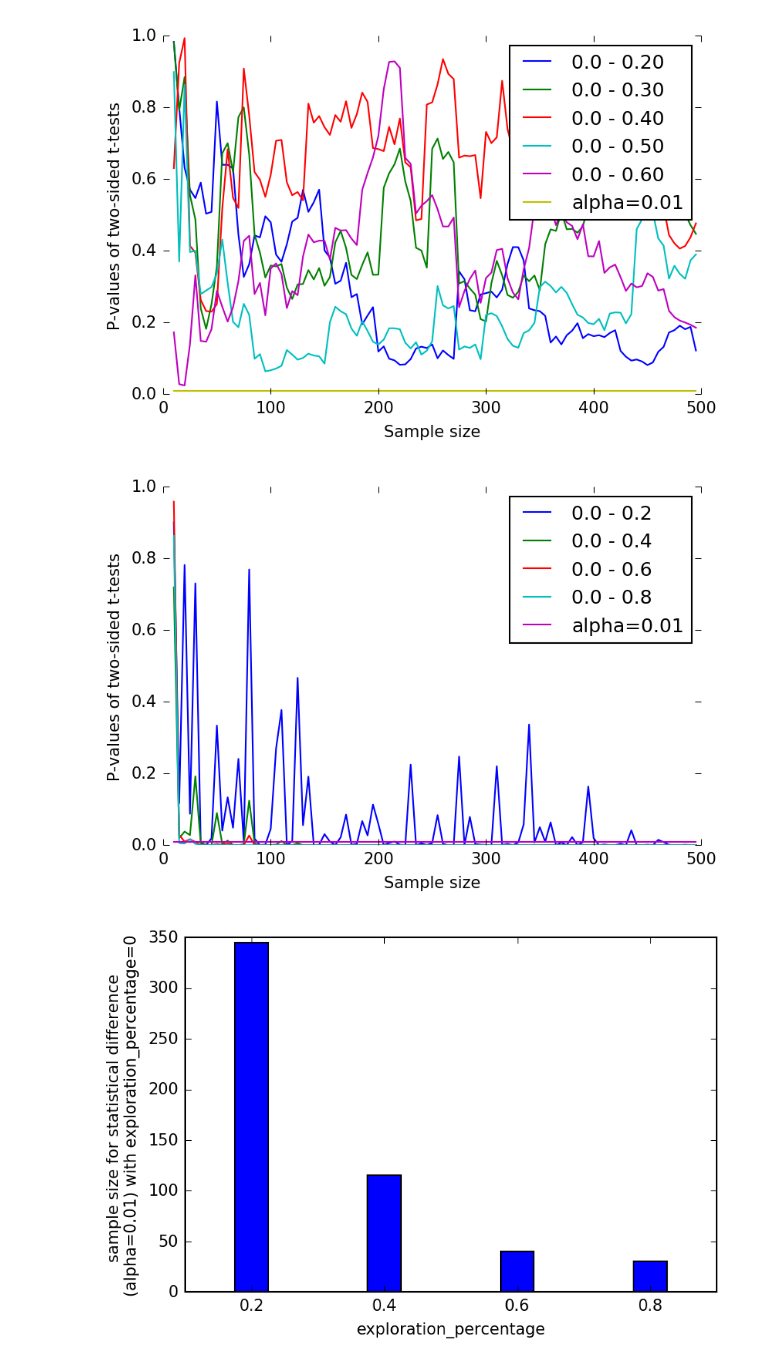
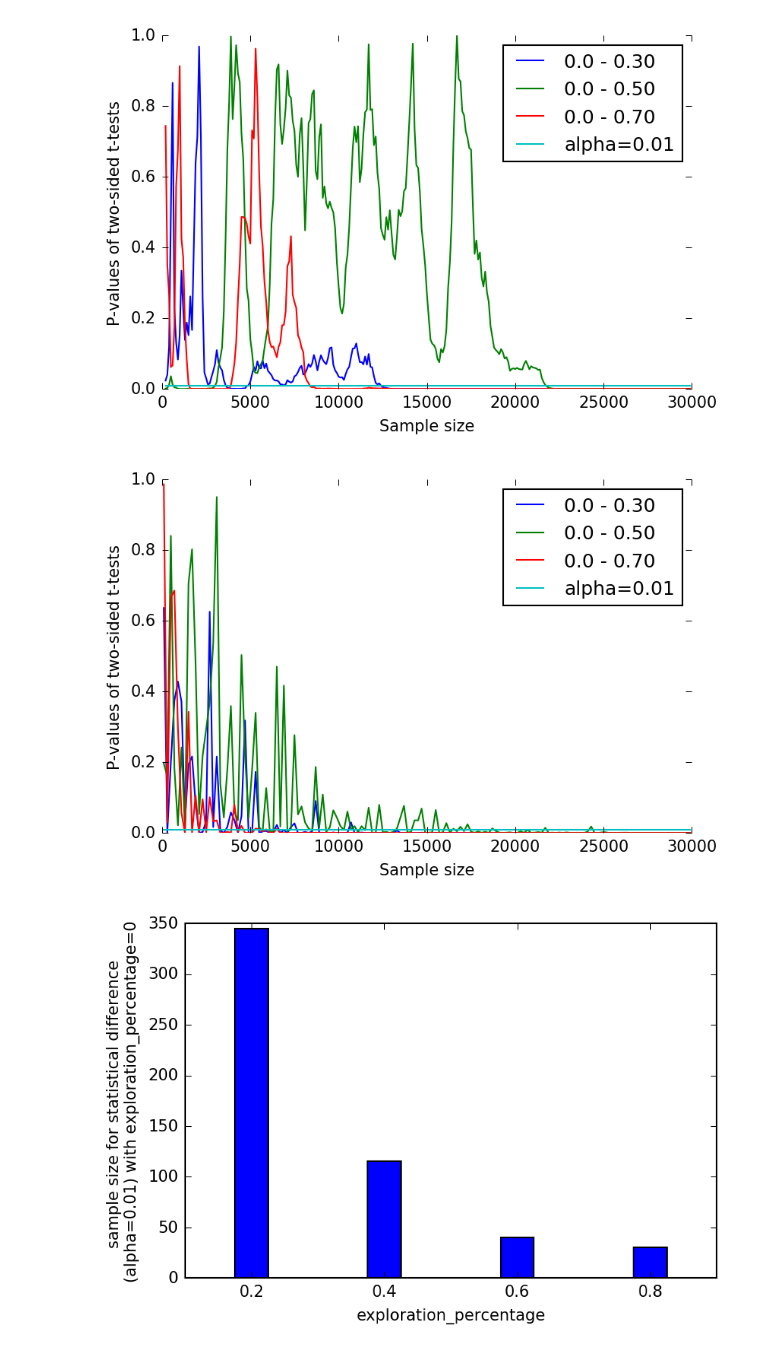
Before and after one commit to Starofall/RTX, a Jupyter notebook: all_knobs_analysis.ipynb, the cells around one changed output. Drawn from its saved outputs; the diff is of its cells as text; code cells hidden in the pictures.

```diff
--- a/all_knobs_analysis.ipynb
+++ b/all_knobs_analysis.ipynb
@@ -13,7 +13,10 @@ from analysis_lib.two_sample_tests import Ttest
 # index = "rtx50"   # cars: 750, smart cars: 750, no pendulum
 # index = "rtx1000"   # cars: 1000, smart cars: 1000, no pendulum
 # index = "rtx1001" # dual of 1000
-index = "rtx500"   # cars: 500, smart cars: 500, no pendulum
+# index = "rtx500"   # cars: 500, smart cars: 500, no pendulum
+# index = "rtx750"   # cars: 750, smart cars: 750, no pendulum (= rtx50)
+# index = "rtx751"   # dual of 750
+index = "rtx752"   # dual of 750
 
 knob_names = [
     "route_random_sigma",
@@ -26,13 +29,13 @@ knob_names = [
 ]
 
 knob_values = [
-    [0, 0.2, 0.4, 0.6],             # route_random_sigma
-    [0, 0.2, 0.4, 0.6],             # exploration_percentage
-    [1, 1.5, 2, 2.5],               # max_speed_and_length_factor
-    [1, 1.5, 2, 2.5],               # average_edge_duration_factor
-    [5, 10, 15, 20],                # freshness_update_factor
-    [100, 200, 300, 400, 500, 600], # freshness_cut_off_value
-    [10, 20, 30, 40, 50, 60]        # re_route_every_ticks",
+    [0, 0.2, 0.4, 0.6],   # route_random_sigma
+    [0, 0.2, 0.4, 0.6],   # exploration_percentage
+    [1, 1.5, 2, 2.5],     # max_speed_and_length_factor
+    [1, 1.5, 2, 2.5],     # average_edge_duration_factor
+    [5, 10, 15, 20],      # freshness_update_factor
+    [100, 300, 500, 700], # freshness_cut_off_value
+    [10, 30, 50, 70]      # re_route_every_ticks"
 ]
 
 setup_database(index)
@@ -45,7 +48,7 @@ knobs = {}
 print "~~~~~~~~~"
 print index
 print "~~~~~~~~~"
-for j in range(7):
+for j in range(len(knob_names)):
     knob_name = knob_names[j]
     print knob_name
     print "---------"
@@ -80,7 +83,7 @@ import matplotlib as mpl
 mpl.rc("savefig", dpi=150)
 
 y_key = 'overhead'
-sample_size = 10000
+sample_size = 30000
 
 def getWidth(keys):
     highest_key = max(keys)
@@ -138,36 +141,36 @@ pvalues = {}
 for i in keys:
     pvalues[i] = []
 
-for sample_size in range(10, 500, 5):
+for sample_size in range(200, 30000, 100):
     sample_sizes.append(sample_size)
 
     analysis_data = {}
     analysis_data[0] = data[0][:sample_size]
 
     for i in comparison_keys:
         analysis_data[1] = data[i][:sample_size]
         t = Ttest(fake_run_id, y_key, alpha).start(analysis_data, {})
         pvalues[i].append(t["pvalue"])
 
 markers = ['1','2','3','4','s','p','*','h','H']
 marker_index = 0
 
 fig,ax = plt.subplots()
 for i in comparison_keys:
-    ax.plot(sample_sizes,pvalues[i],label='0.0 - 0.'+str(i))
+    ax.plot(sample_sizes,pvalues[i],label='0.0 - '+str(i))
     marker_index += 1
 
 ax.plot(sample_sizes,[alpha]*len(sample_sizes), label='alpha='+str(alpha))
 ax.set_frame_on(False)
 #ax.set_clip_on(False)
 #ax.get_xaxis().tick_bottom()
 #ax.axes.get_xaxis().set_visible(False)
 plt.xlabel('Sample size')
 plt.ylabel('P-values of two-sided t-tests')
 plt.legend()
 plt.show()
 # %% [output]
-[figure, old version]
+[figure, new version]
 # %%
 mpl.rc("savefig", dpi=150)
 import random
@@ -183,7 +186,7 @@ pvalues = {}
 for i in keys:
     pvalues[i] = []
 
-for sample_size in range(10, 500, 5):
+for sample_size in range(100, 30000, 200):
     sample_sizes.append(sample_size)
 
     analysis_data = {}
@@ -209,7 +212,7 @@ plt.xlabel('Sample size')
 plt.ylabel('P-values of two-sided t-tests')
 plt.show()
 # %% [output]
-[figure, old version]
+[figure, new version]
 # %%
 mpl.rc("savefig", dpi=150)
 import collections
```
Also changed, not shown: parts of 2 cells of this notebook, 2 other files.
